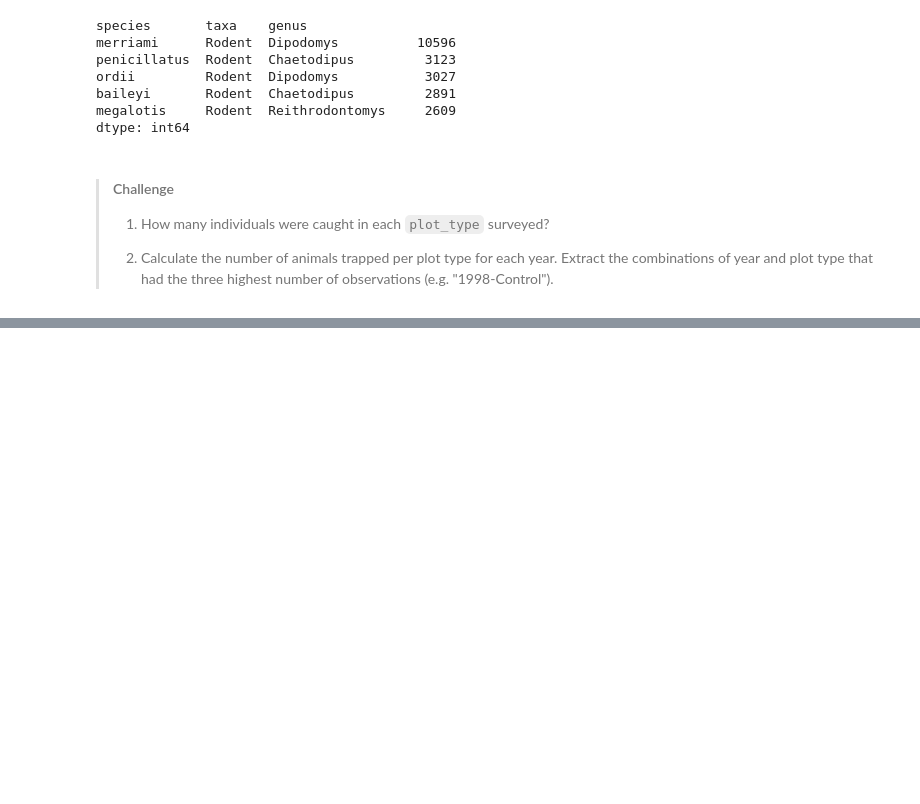
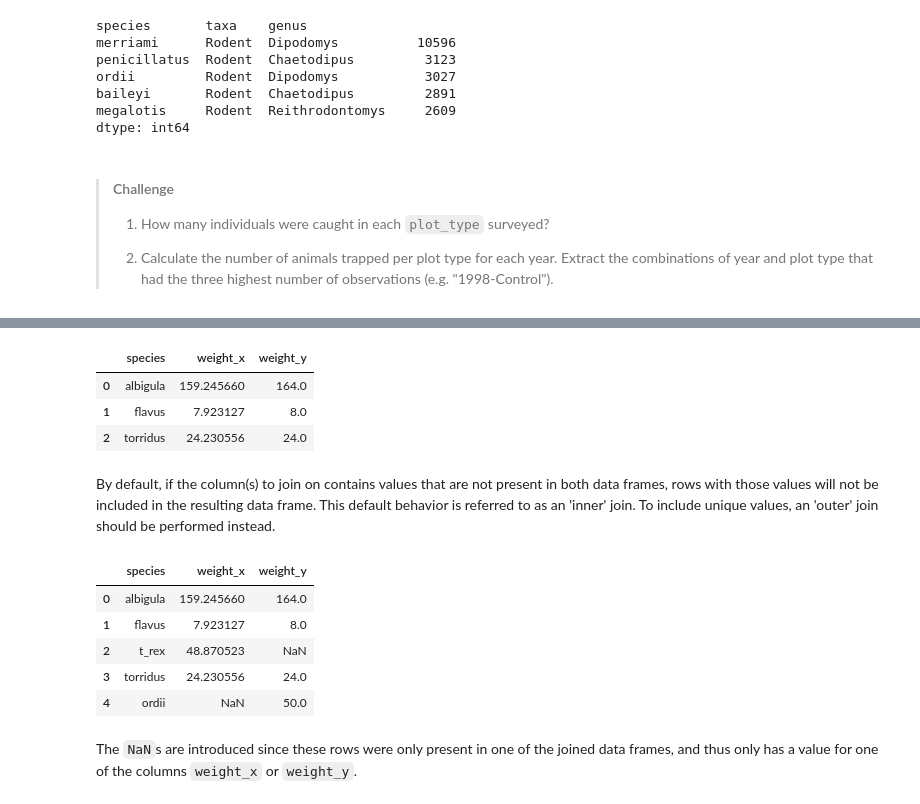
Before and after one commit to UofTCoders/2018-09-10-utoronto, a Jupyter notebook: code/2-data-analysis-in-python.ipynb, the cells around one changed output, grey strips where cells are left out. Drawn from its saved outputs; the diff is of its cells as text; code cells hidden in the pictures; blank space fills up the shorter version.

Commit message:
Add section on combining data frames

```diff
--- a/code/2-data-analysis-in-python.ipynb
+++ b/code/2-data-analysis-in-python.ipynb
@@ -1222,0 +1009,3 @@ This concludes the introductory data analysis section.
+# %%
+wt_avg = surveys_sub.groupby('species')['weight'].mean().reset_index()
+wt_avg
@@ -1222,0 +1060,3 @@ This concludes the introductory data analysis section.
+# %%
+wt_med = surveys_sub.groupby('species')['weight'].median().reset_index()
+wt_med
@@ -1222,0 +1094,3 @@ This concludes the introductory data analysis section.
+# %%
+wt_avg.loc[2, 'species'] = 't_rex'
+wt_avg
@@ -1222,0 +1103,20 @@ This concludes the introductory data analysis section.
+# %%
+pd.merge(wt_avg, wt_med, on='species')
+# %% [output]
+|  | species | weight_x | weight_y |
+| 0 | albigula | 159.245660 | 164.0 |
+| 1 | flavus | 7.923127 | 8.0 |
+| 2 | torridus | 24.230556 | 24.0 |
+# %% [markdown]
+By default, if the column(s) to join on contains values that are not present in both data frames, rows with those values will not be included in the resulting data frame. This default behavior is referred to as an 'inner' join. To include unique values, an 'outer' join should be performed instead.
+# %%
+pd.merge(wt_avg, wt_med, on='species', how='outer')
+# %% [output]
+|  | species | weight_x | weight_y |
+| 0 | albigula | 159.245660 | 164.0 |
+| 1 | flavus | 7.923127 | 8.0 |
+| 2 | t_rex | 48.870523 | NaN |
+| 3 | torridus | 24.230556 | 24.0 |
+| 4 | ordii | NaN | 50.0 |
+# %% [markdown]
+The `NaN`s are introduced since these rows were only present in one of the joined data frames, and thus only has a value for one of the columns `weight_x` or `weight_y`.
```
Also changed, not shown: parts of 43 cells of this notebook.
